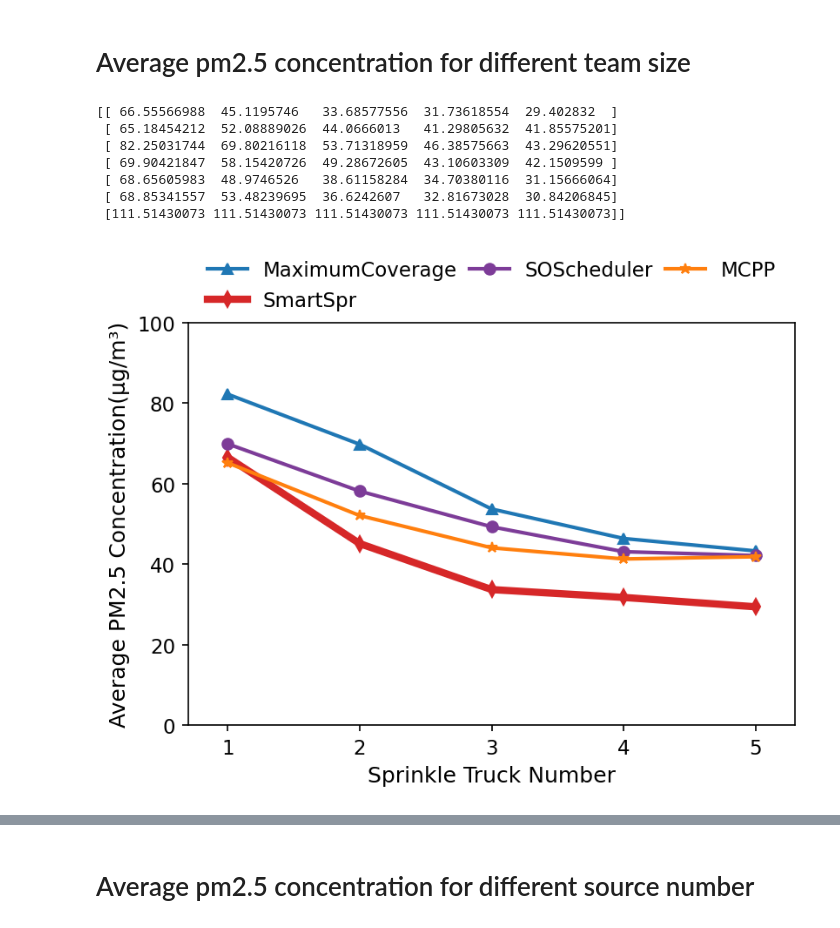
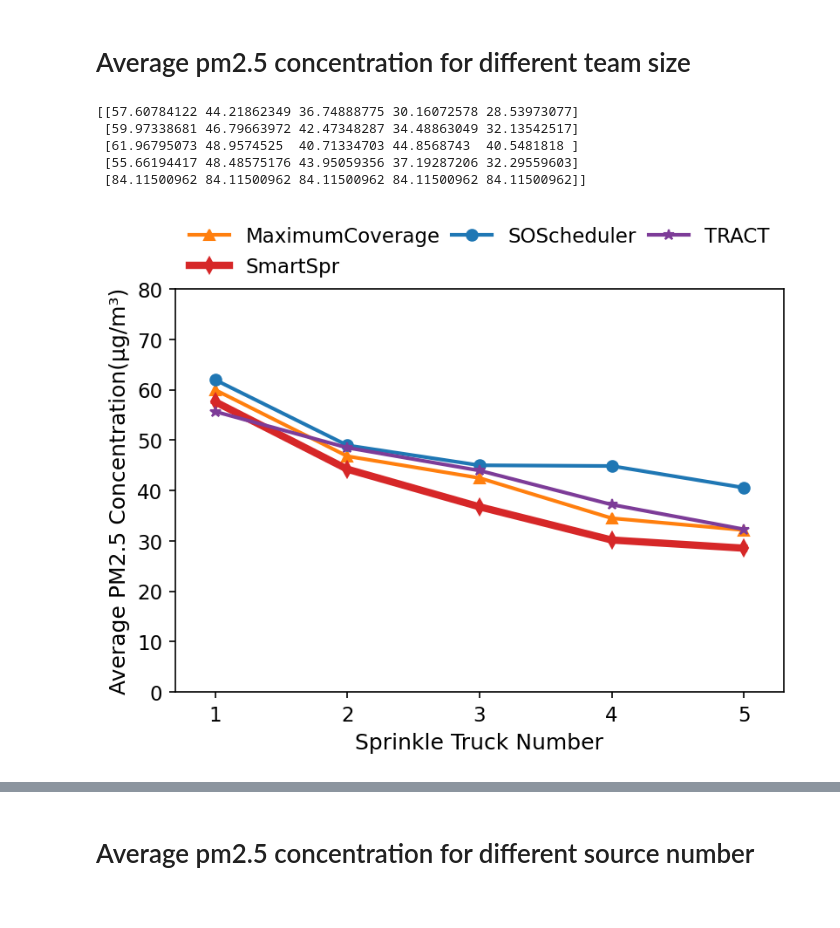
Before and after one commit to xiaozijianx/PyPolo-main, a Jupyter notebook: visual/Visual_LineChartAverage_matplotlib.ipynb, the cells around one changed output, grey strips where cells are left out. Cells and saved outputs as stored; diff of their text form; code cells hidden in the pictures.

```diff
--- a/visual/Visual_LineChartAverage_matplotlib.ipynb
+++ b/visual/Visual_LineChartAverage_matplotlib.ipynb
@@ -6,53 +6,47 @@ import pandas as pd
 import numpy as np
 import matplotlib.pyplot as plt
 import pypolo2
+import os
+current_dir = os.getcwd()
 # %% [markdown]
 # Average pm2.5 concentration for different team size
 # %%
 #区域平均污染物浓度
 Setting = pypolo2.utilities.Config()
-strategy_name = ["EffectOrientedSelectiveSpray",
-                 "EffectOrientedMCTSSpray",
+strategy_name = ["DualObjectScheduling",
                  "MaximumCoverageSpray",
                  "NonmyonicLatticeSpray",
-                 "TRACT",
-                 "Traffic_jam",
-                 "NoSpray"]
+                 "SATRACT",
+                 "NoSpray",
+                 ]
 comparing_variables = [["teamsize_1","teamsize_2","teamsize_3","teamsize_4","teamsize_5"]]
-seeds = [7,11,18,20,25,36,42,50,60,72,80,85]
-# seeds = [7,11,18,20,25,36,42,50,60,72]
+# seeds = [7,11,18,20,25,36,42,50]
+seeds = [7,11,18,20,36,42,50]
 team_sizes = [1,2,3,4,5]
 sourcenums = [1,2,3,4,5]
-change_intervals = [4,8,12]
 total_step = 48
 sche_step = 0
 adaptive_step = 0
+alpha = 1.6
 strategy_pm25concentration = []
 for strategy in strategy_name:
-    if strategy == "EffectOrientedMCTSSpray":
-        sche_step = 8
-        adaptive_step = 8
-    elif strategy == "NonmyonicLatticeSpray":
-        sche_step = 18
+    if strategy == "NonmyonicLatticeSpray":
+        sche_step = 12
         adaptive_step = 4
-    elif strategy == "Traffic_jam":
-        sche_step = 18
+        seeds = seeds
+    else:
+        sche_step = 12
         adaptive_step = 3
-    elif strategy == "TRACT":
-        sche_step = 18
-        adaptive_step = 3
-    else:
-        sche_step = 18
-        adaptive_step = 3
+        seeds = seeds
     variable_pm25concentration = []
     for i in range(5):
         comparing_variable = comparing_variables[0][i]
         team_size = team_sizes[i]
-        sourcenum = 3
+        sourcenum = 2
         seed_pm25concentration = []
         for seed in seeds:
-            pklname = f'SEED_{seed}_X{Setting.grid_x}_Y{Setting.grid_y}_VS{team_size}_TS{Setting.max_num_samples}_SS{sche_step}_AS{adaptive_step}_SN{sourcenum}_RS{Setting.replenish_speed}_WV{Setting.water_volume}'
-            pkldir = './outputs/' + strategy + '/' + comparing_variable + '/' + pklname + ".pkl"
+            pklname = f'SEED_{seed}_VS{team_size}_TS{Setting.max_num_samples}_SS{sche_step}_AS{adaptive_step}_SN{sourcenum}_RS{Setting.replenish_speed}_WV{Setting.water_volume}_ALPHA{alpha}.pkl'
+            pkldir = os.path.join(current_dir,"outputs", strategy, comparing_variable, pklname)
             data = pypolo2.experiments.utilities.readpkl(pkldir)
             time_pm25concentration = []
             for j in range(total_step):
@@ -66,44 +60,41 @@ strategy_pm25concentration = np.array(strategy_pm25concentration)
 strategy_pm25concentration[-1,:] = np.mean(strategy_pm25concentration[-1,:])
 print(strategy_pm25concentration)
 # %% [output]
-[[ 66.55566988  45.1195746   33.68577556  31.73618554  29.402832  ]
- [ 65.18454212  52.08889026  44.0666013   41.29805632  41.85575201]
- [ 82.25031744  69.80216118  53.71318959  46.38575663  43.29620551]
- [ 69.90421847  58.15420726  49.28672605  43.10603309  42.1509599 ]
- [ 68.65605983  48.9746526   38.61158284  34.70380116  31.15666064]
- [ 68.85341557  53.48239695  36.6242607   32.81673028  30.84206845]
- [111.51430073 111.51430073 111.51430073 111.51430073 111.51430073]]
+[[57.60784122 44.21862349 36.74888775 30.16072578 28.53973077]
+ [59.97338681 46.79663972 42.47348287 34.48863049 32.13542517]
+ [61.96795073 48.9574525  40.71334703 44.8568743  40.5481818 ]
+ [55.66194417 48.48575176 43.95059356 37.19287206 32.29559603]
+ [84.11500962 84.11500962 84.11500962 84.11500962 84.11500962]]
 # %%
 Time_deadline = 5
+strategy_pm25concentration[2][2] = 45
 xtitle = 'Sprinkle Truck Number'
 ytitle = 'Average PM2.5 Concentration(μg/m³)'
-filename = './outputs/png/line_AverageConcentration-teamszize12345-linetype.png'
+filename = './outputs/png/line_AverageConcentration-teamsize12345-unknownenv.png'
 colors_dict = ['#d62728', '#ff7f0e', '#1f77b4','#7D3C98','#008080','#808080']
 ncol = 3
 x_values = range(1, Time_deadline + 1)
 
 plt.rcParams['legend.fontsize'] = 11  # 图例字体大小
 plt.rcParams['axes.labelsize'] = 12  # 坐标轴标签字体大小
 plt.rcParams['xtick.labelsize'] = 11  # x轴刻度字体大小
 plt.rcParams['ytick.labelsize'] = 11  # y轴刻度字体大小
 
 plt.figure(figsize =(6,4),dpi=150)
 
-# plt.plot(x_values, strategy_pm25concentration[5][0:Time_deadline], marker='s', color=colors_dict[5], linewidth=2, label='SmartSpr in Conjestion')
-plt.plot(x_values, strategy_pm25concentration[2][0:Time_deadline], marker='^', color=colors_dict[2], linewidth=2, label='MaximumCoverage')
+plt.plot(x_values, strategy_pm25concentration[1][0:Time_deadline], marker='^', color=colors_dict[1], linewidth=2, label='MaximumCoverage')
 plt.plot(x_values, strategy_pm25concentration[0][0:Time_deadline], marker='d', color=colors_dict[0], linewidth=4, label='SmartSpr')
-# plt.plot(x_values, strategy_pm25concentration[4][0:Time_deadline], marker='+', color=colors_dict[4], linewidth=2, label='TRACT')
-plt.plot(x_values, strategy_pm25concentration[3][0:Time_deadline], marker='o', color=colors_dict[3], linewidth=2, label='SOScheduler')
-plt.plot(x_values, strategy_pm25concentration[1][0:Time_deadline], marker='*', color=colors_dict[1], linewidth=2, label='MCPP')
+plt.plot(x_values, strategy_pm25concentration[2][0:Time_deadline], marker='o', color=colors_dict[2], linewidth=2, label='SOScheduler')
+plt.plot(x_values, strategy_pm25concentration[3][0:Time_deadline], marker='*', color=colors_dict[3], linewidth=2, label='TRACT')
 
 
 plt.xlabel(xtitle)
 plt.ylabel(ytitle)
 plt.legend(loc='upper center', bbox_to_anchor=(0.5, 1.2), ncol=ncol, frameon=False,columnspacing=0.6)
 
 plt.xlim([1-0.3, Time_deadline+0.3])
-plt.ylim([0, 100])
+plt.ylim([0, 80])
 
 plt.savefig(filename,bbox_inches = 'tight')
 # %% [output]
-[figure, old version]
+[figure, new version]
```
Also changed, not shown: parts of 12 cells of this notebook, 34 other files.
